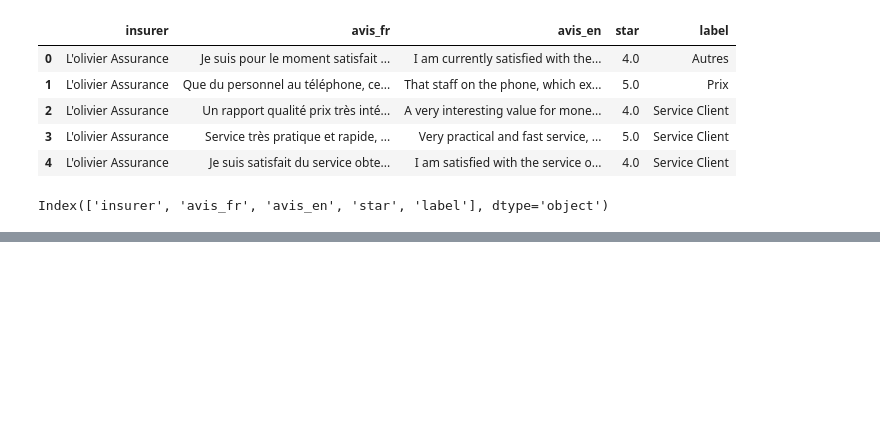
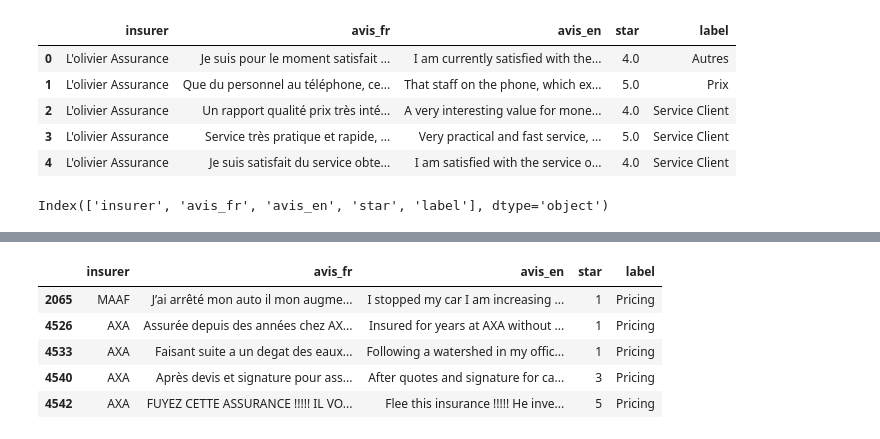
Before and after one commit to Bluebloodfr/Project2_ML_NLP, a Jupyter notebook: PRJ2_Assurance.ipynb, the cells around one changed output, grey strips where cells are left out. Saved outputs shown, nothing was run; the diff lists cells and outputs as text; code cells hidden in the pictures; blank space fills up the shorter version.

```diff
--- a/PRJ2_Assurance.ipynb
+++ b/PRJ2_Assurance.ipynb
@@ -287,12 +273,12 @@ Subject: Autres
 # %% [markdown]
 ## Summaries by Insuer
 # %%
-def dataframe_filter(df_input, insurers=None, labels=None, stars=None):
+def dataframe_filter(df_input, insurer=None, label=None, star=None):
     df_filter = df_input.copy()
-    filter_dict = {'insurer': insurers, 'label': labels, 'star': stars }
+    filter_dict = {'insurer': insurer, 'label': label, 'star': star }
 
     for filter_name, filter in filter_dict.items():
-        if filter is not None:                                                  # if str or [str]
+        if filter not in [None, []]:                                # if str or [str]
             filter = [filter] if type(filter) == str else filter    # convert str to [str]
             df_filter = df_filter[df_filter[filter_name].isin(filter)]
 
@@ -445,0 +459,10 @@ Index(['insurer', 'avis_fr', 'avis_en', 'star', 'label'], dtype='object')
+# %%
+df_filter = dataframe_filter(df_prepro, **filter_dict)
+df_filter.head(5)
+# %% [output]
+|  | insurer | avis_fr | avis_en | star | label |
+| 2065 | MAAF | J’ai arrêté mon auto il mon augme... | I stopped my car I am increasing ... | 1 | Pricing |
+| 4526 | AXA | Assurée depuis des années chez AX... | Insured for years at AXA without ... | 1 | Pricing |
+| 4533 | AXA | Faisant suite a un degat des eaux... | Following a watershed in my offic... | 1 | Pricing |
+| 4540 | AXA | Après devis et signature pour ass... | After quotes and signature for ca... | 3 | Pricing |
+| 4542 | AXA | FUYEZ CETTE ASSURANCE !!!!! IL VO... | Flee this insurance !!!!! He inve... | 5 | Pricing |
```
Also changed, not shown: parts of 14 cells of this notebook.
